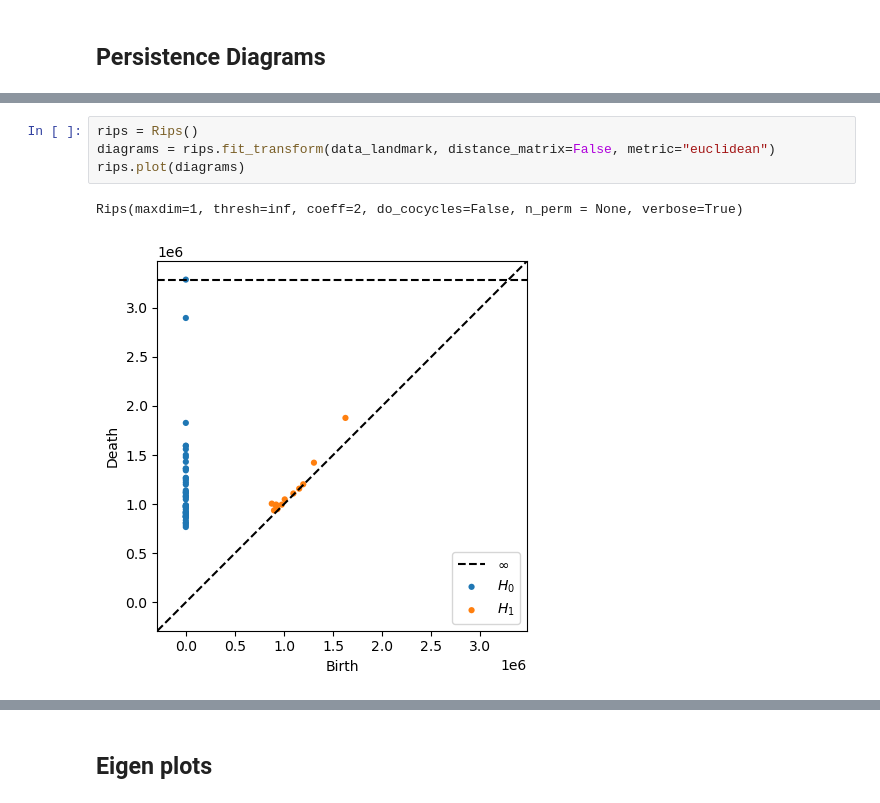
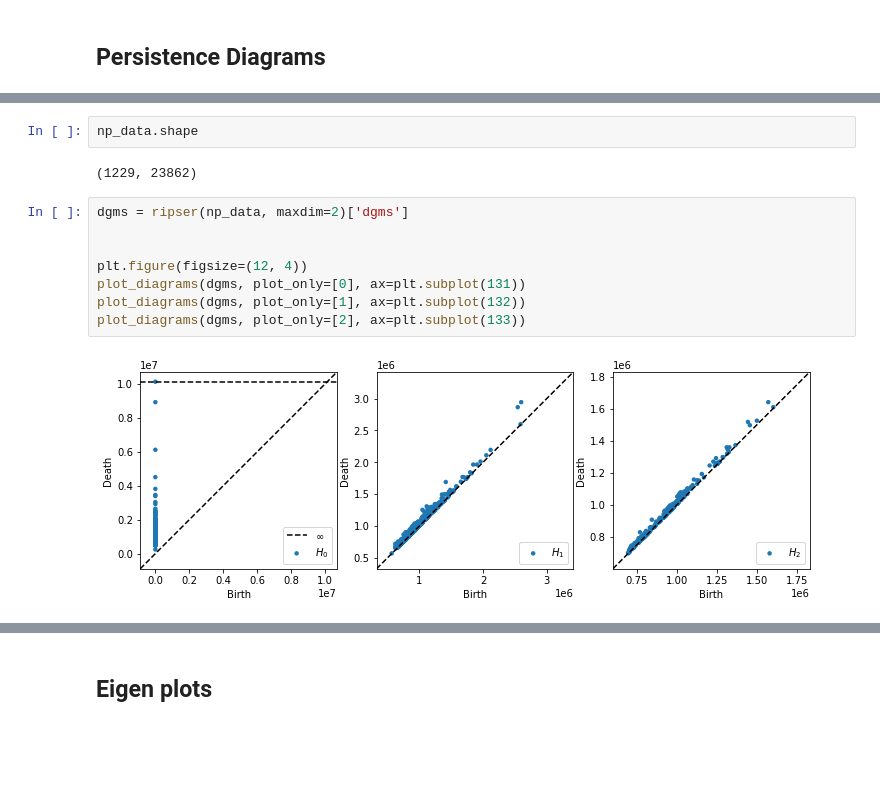
Before and after one commit to Orecchia-Research-Group/manifold_learning, a Jupyter notebook: Pansquam_TCGA.ipynb, the cells around one changed output, grey strips where cells are left out. Drawn from its saved outputs; the diff is of its cells as text; blank space fills up the shorter version.

```diff
--- a/Pansquam_TCGA.ipynb
+++ b/Pansquam_TCGA.ipynb
@@ -256,7 +251,14 @@ Rips(maxdim=1, thresh=inf, coeff=2, do_cocycles=False, n_perm = None, verbose=Tr
-# %%
-rips = Rips()
-diagrams = rips.fit_transform(data_landmark, distance_matrix=False, metric="euclidean")
-rips.plot(diagrams)
-# %% [output]
-Rips(maxdim=1, thresh=inf, coeff=2, do_cocycles=False, n_perm = None, verbose=True)
-[figure, removed]
+# %%
+np_data.shape
+# %% [output]
+(1229, 23862)
+# %%
+dgms = ripser(np_data, maxdim=2)['dgms']
+
+
+plt.figure(figsize=(12, 4))
+plot_diagrams(dgms, plot_only=[0], ax=plt.subplot(131))
+plot_diagrams(dgms, plot_only=[1], ax=plt.subplot(132))
+plot_diagrams(dgms, plot_only=[2], ax=plt.subplot(133))
+# %% [output]
+[figure, added]
```
Also changed, not shown: parts of 10 cells of this notebook.
